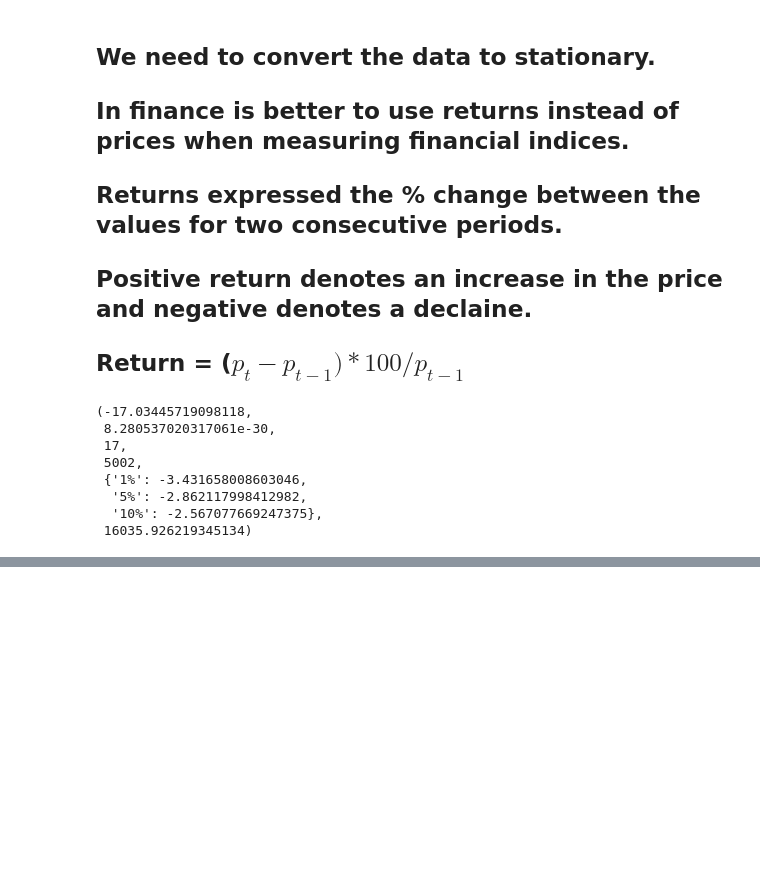
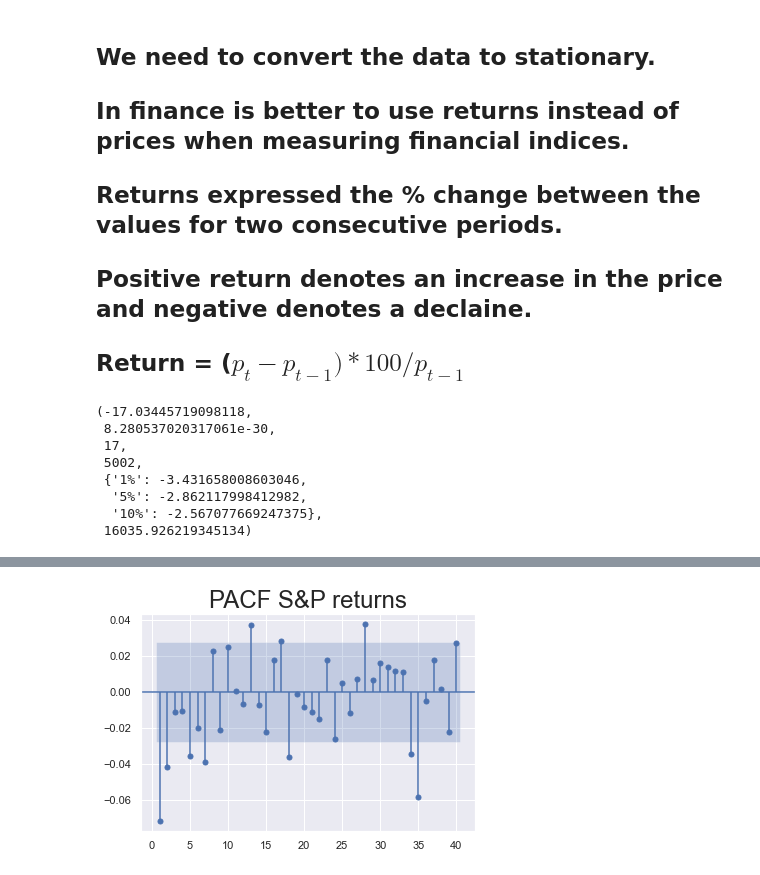
Before and after one commit to JuanD5/Machine-learning-projects, a Jupyter notebook: Forecasting/Sales Forecasting/365_datascience_index.ipynb, the cells around one changed output, grey strips where cells are left out. Cells and saved outputs as stored; diff of their text form; code cells hidden in the pictures; blank space fills up the shorter version.

```diff
--- a/Forecasting/Sales Forecasting/365_datascience_index.ipynb
+++ b/Forecasting/Sales Forecasting/365_datascience_index.ipynb
@@ -912,0 +925,6 @@ sts.adfuller(df.returns)
+# %%
+sgt.plot_pacf(df.returns,lags=40,zero=False,method=('ols'))
+plt.title('PACF S&P returns', size = 24)
+plt.show()
+# %% [output]
+[figure, added]
```
Also changed, not shown: parts of 32 cells of this notebook.
